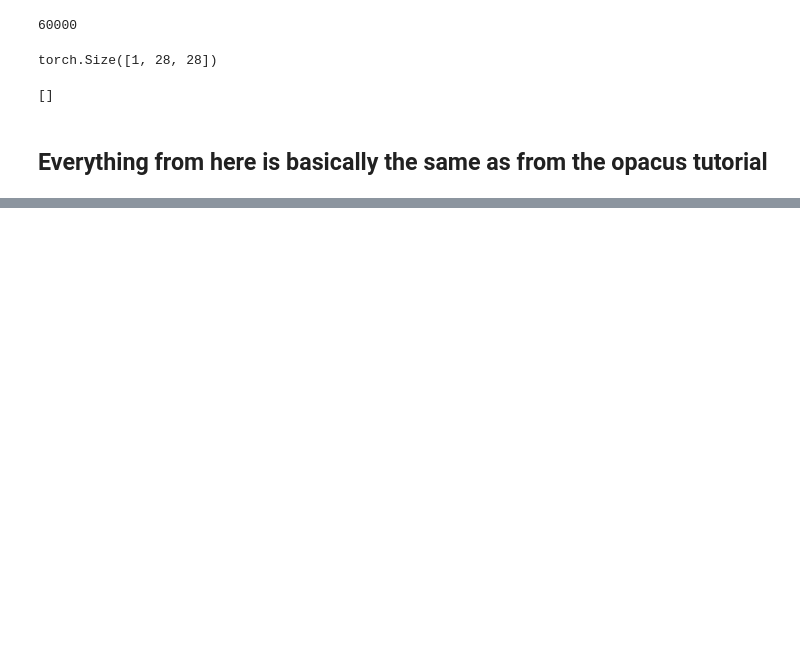
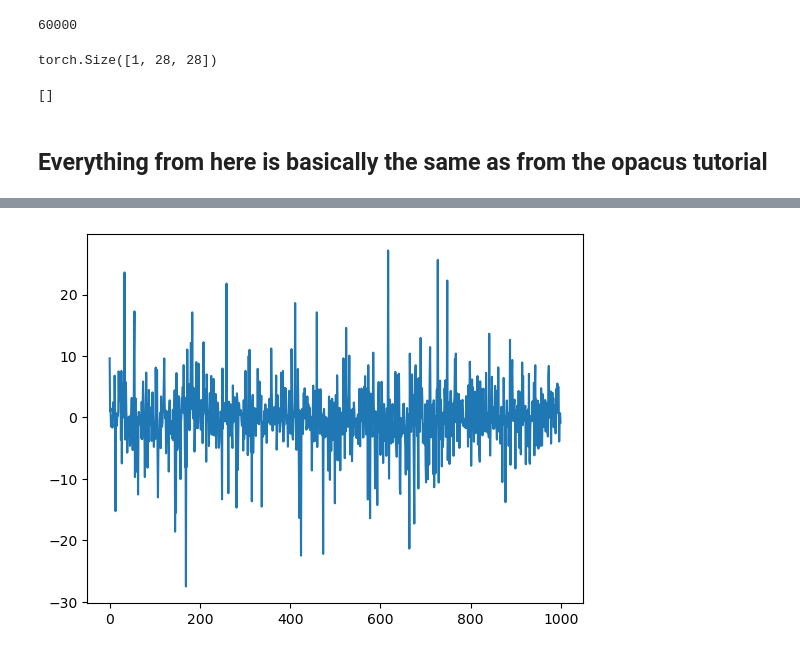
Before and after one commit to NicholasStout/opacus, a Jupyter notebook: DP-SGD-Copy1.ipynb, the cells around one changed output, grey strips where cells are left out. Drawn from its saved outputs; the diff is of its cells as text; code cells hidden in the pictures; blank space fills up the shorter version.

```diff
--- a/DP-SGD-Copy1.ipynb
+++ b/DP-SGD-Copy1.ipynb
@@ -403,0 +655,5 @@ import torch
+# %%
+plt.plot(range(1000), samples)
+plt.show()
+# %% [output]
+[figure, added]
```
Also changed, not shown: parts of 9 cells of this notebook, 5 other files.
